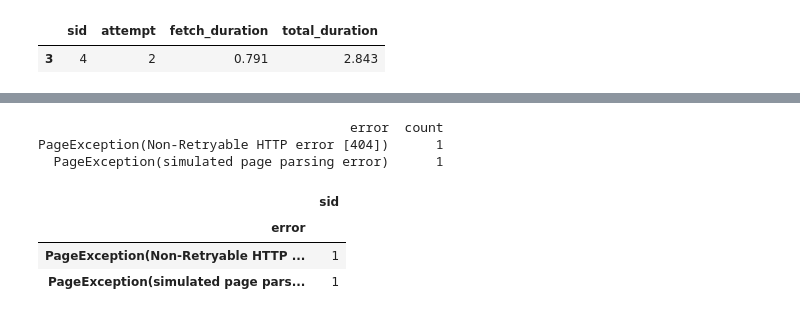
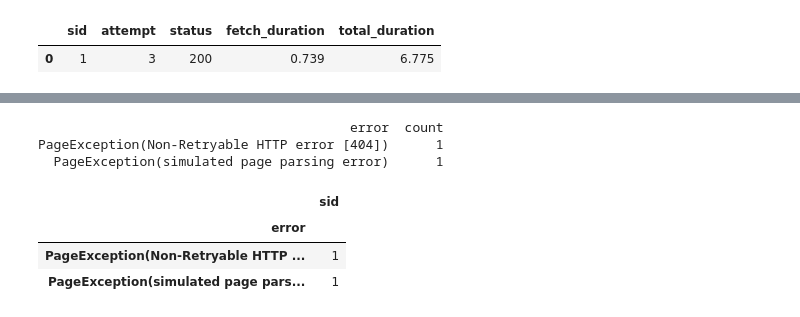
Before and after one commit to igoriokas/web-crawler, a Jupyter notebook: src/_view_state.ipynb, the cells around one changed output, grey strips where cells are left out. Drawn from its saved outputs; the diff is of its cells as text; code cells hidden in the pictures.

```diff
--- a/src/_view_state.ipynb
+++ b/src/_view_state.ipynb
@@ -23,7 +23,7 @@ np.float64(1.06)
 # %%
 with sqlite3.connect(DBNAME) as conn:
-    df = pd.read_sql("SELECT sid, attempt, fetch_duration, total_duration FROM attempts WHERE status = 200", conn)
-df[df.sid == 4]
+    df = pd.read_sql("SELECT sid, attempt, status, fetch_duration, total_duration FROM attempts WHERE status = 200 and total_duration > 0", conn)
+df
 # %% [output]
-|  | sid | attempt | fetch_duration | total_duration |
-| 3 | 4 | 2 | 0.791 | 2.843 |
+|  | sid | attempt | status | fetch_duration | total_duration |
+| 0 | 1 | 3 | 200 | 0.739 | 6.775 |
```
Also changed, not shown: parts of 2 cells of this notebook, 2 other files.
